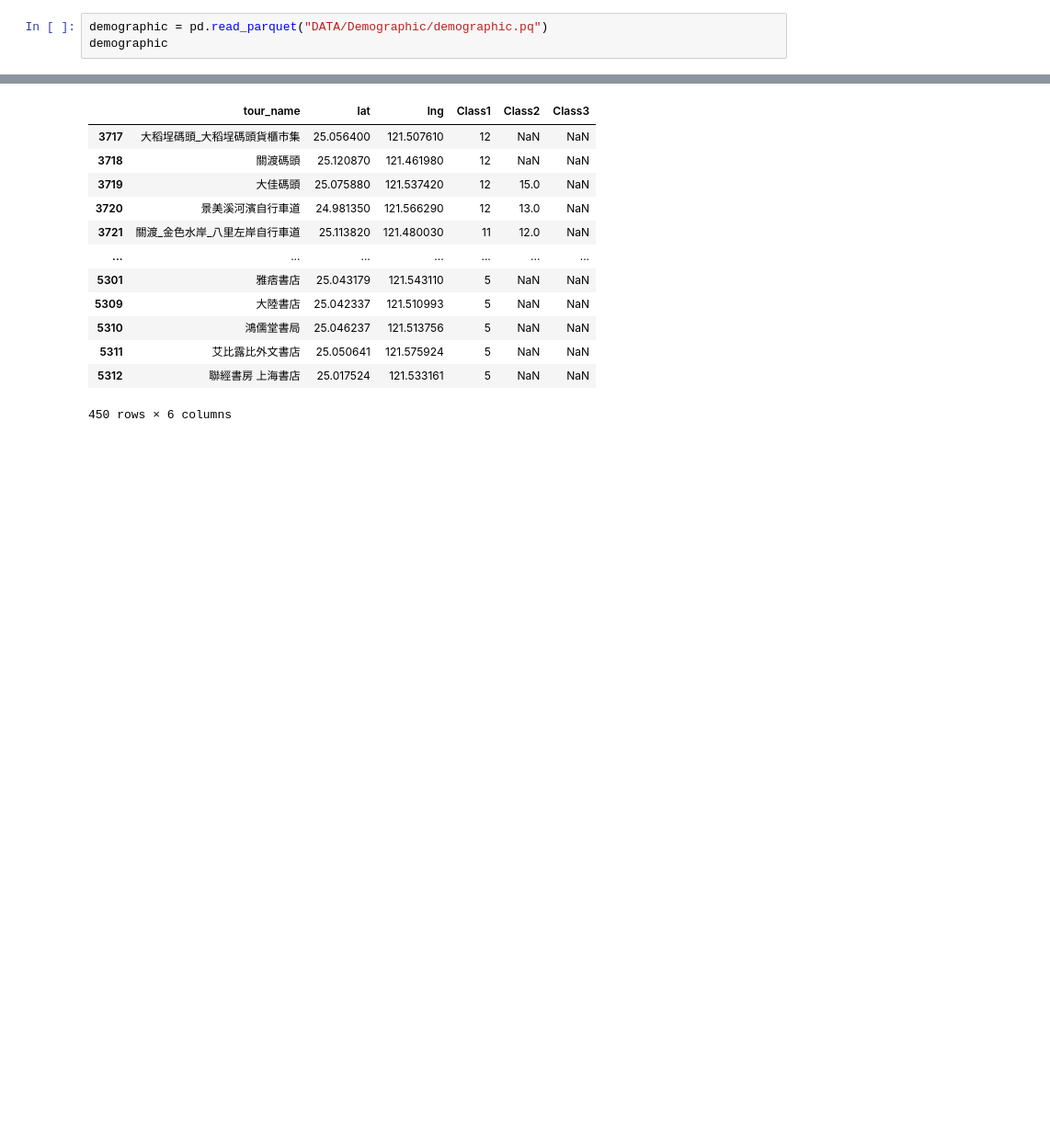
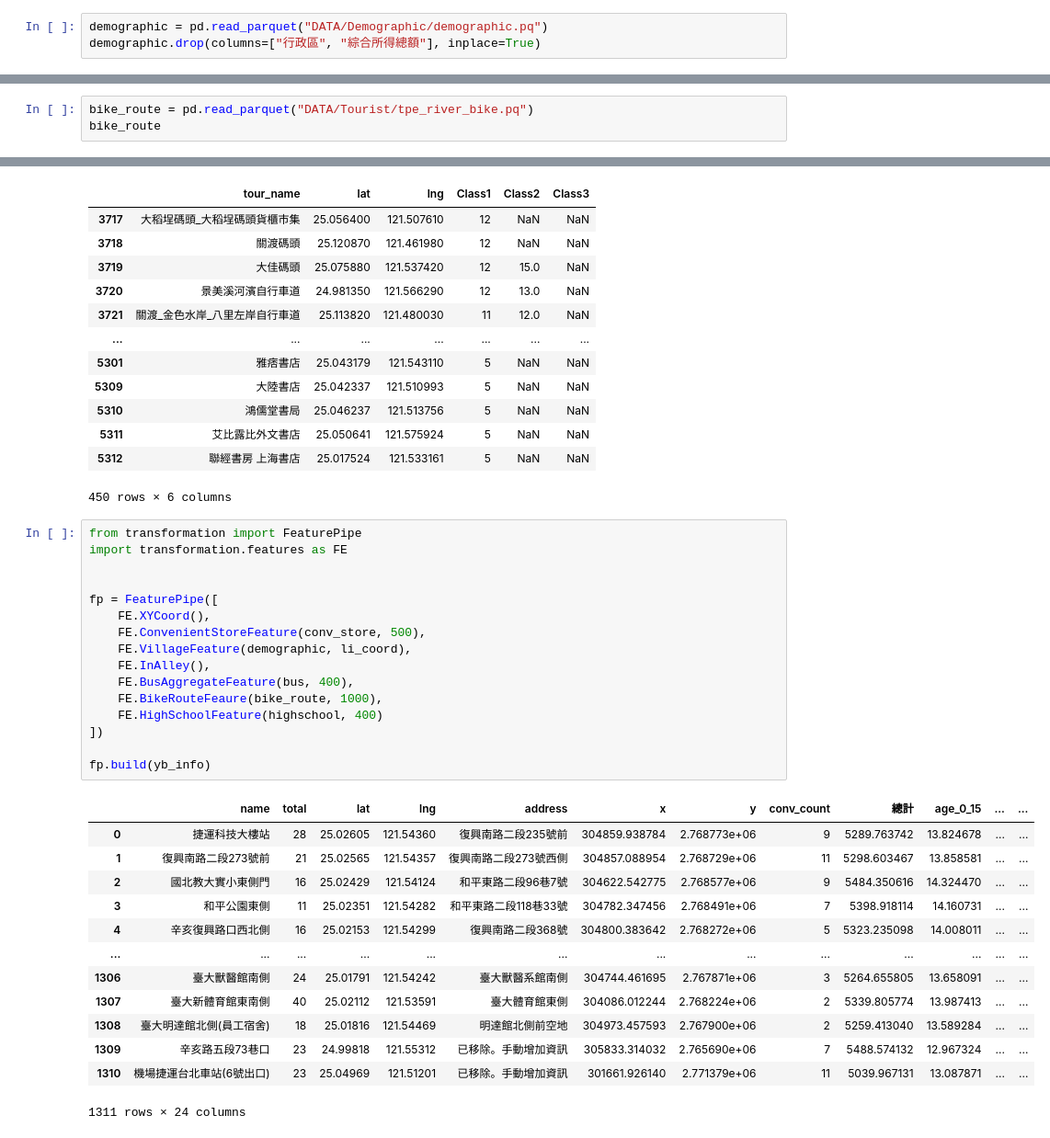
Before and after one commit to teddy21019/YoubikeUsagePrediction, a Jupyter notebook: project/data_view.ipynb, the cells around one changed output, grey strips where cells are left out. Shown at 92% size. Saved outputs shown, nothing was run; the diff lists cells and outputs as text; blank space fills up the shorter version.

```diff
--- a/project/data_view.ipynb
+++ b/project/data_view.ipynb
@@ -63,4 +77,4 @@ conv_store
 ## 人口學變量 -- 各里各年齡層比例 + 收入分佈
 # %%
 demographic = pd.read_parquet("DATA/Demographic/demographic.pq")
-demographic
+demographic.drop(columns=["行政區", "綜合所得總額"], inplace=True)
@@ -163,0 +175,3 @@ highschool
+# %%
+bike_route = pd.read_parquet("DATA/Tourist/tpe_river_bike.pq")
+bike_route
@@ -180,3 +208,33 @@ tourist_spot
 | 5311 | 艾比露比外文書店 | 25.050641 | 121.575924 | 5 | NaN | NaN |
 | 5312 | 聯經書房 上海書店 | 25.017524 | 121.533161 | 5 | NaN | NaN |
 450 rows × 6 columns
+# %%
+from transformation import FeaturePipe
+import transformation.features as FE
+
+
+fp = FeaturePipe([
+    FE.XYCoord(),
+    FE.ConvenientStoreFeature(conv_store, 500),
+    FE.VillageFeature(demographic, li_coord),
+    FE.InAlley(),
+    FE.BusAggregateFeature(bus, 400),
+    FE.BikeRouteFeaure(bike_route, 1000),
+    FE.HighSchoolFeature(highschool, 400)
+])
+
+fp.build(yb_info)
+# %% [output]
+|  | name | total | lat | lng | address | x | y | conv_count | 總計 | age_0_15 | ... | ... |
+| 0 | 捷運科技大樓站 | 28 | 25.02605 | 121.54360 | 復興南路二段235號前 | 304859.938784 | 2.768773e+06 | 9 | 5289.763742 | 13.824678 | ... | ... |
+| 1 | 復興南路二段273號前 | 21 | 25.02565 | 121.54357 | 復興南路二段273號西側 | 304857.088954 | 2.768729e+06 | 11 | 5298.603467 | 13.858581 | ... | ... |
+| 2 | 國北教大實小東側門 | 16 | 25.02429 | 121.54124 | 和平東路二段96巷7號 | 304622.542775 | 2.768577e+06 | 9 | 5484.350616 | 14.324470 | ... | ... |
+| 3 | 和平公園東側 | 11 | 25.02351 | 121.54282 | 和平東路二段118巷33號 | 304782.347456 | 2.768491e+06 | 7 | 5398.918114 | 14.160731 | ... | ... |
+| 4 | 辛亥復興路口西北側 | 16 | 25.02153 | 121.54299 | 復興南路二段368號 | 304800.383642 | 2.768272e+06 | 5 | 5323.235098 | 14.008011 | ... | ... |
+| ... | ... | ... | ... | ... | ... | ... | ... | ... | ... | ... | ... | ... |
+| 1306 | 臺大獸醫館南側 | 24 | 25.01791 | 121.54242 | 臺大獸醫系館南側 | 304744.461695 | 2.767871e+06 | 3 | 5264.655805 | 13.658091 | ... | ... |
+| 1307 | 臺大新體育館東南側 | 40 | 25.02112 | 121.53591 | 臺大體育館東側 | 304086.012244 | 2.768224e+06 | 2 | 5339.805774 | 13.987413 | ... | ... |
+| 1308 | 臺大明達館北側(員工宿舍) | 18 | 25.01816 | 121.54469 | 明達館北側前空地 | 304973.457593 | 2.767900e+06 | 2 | 5259.413040 | 13.589284 | ... | ... |
+| 1309 | 辛亥路五段73巷口 | 23 | 24.99818 | 121.55312 | 已移除。手動增加資訊 | 305833.314032 | 2.765690e+06 | 7 | 5488.574132 | 12.967324 | ... | ... |
+| 1310 | 機場捷運台北車站(6號出口) | 23 | 25.04969 | 121.51201 | 已移除。手動增加資訊 | 301661.926140 | 2.771379e+06 | 11 | 5039.967131 | 13.087871 | ... | ... |
+1311 rows × 24 columns
```
Also changed, not shown: parts of 10 cells of this notebook.
